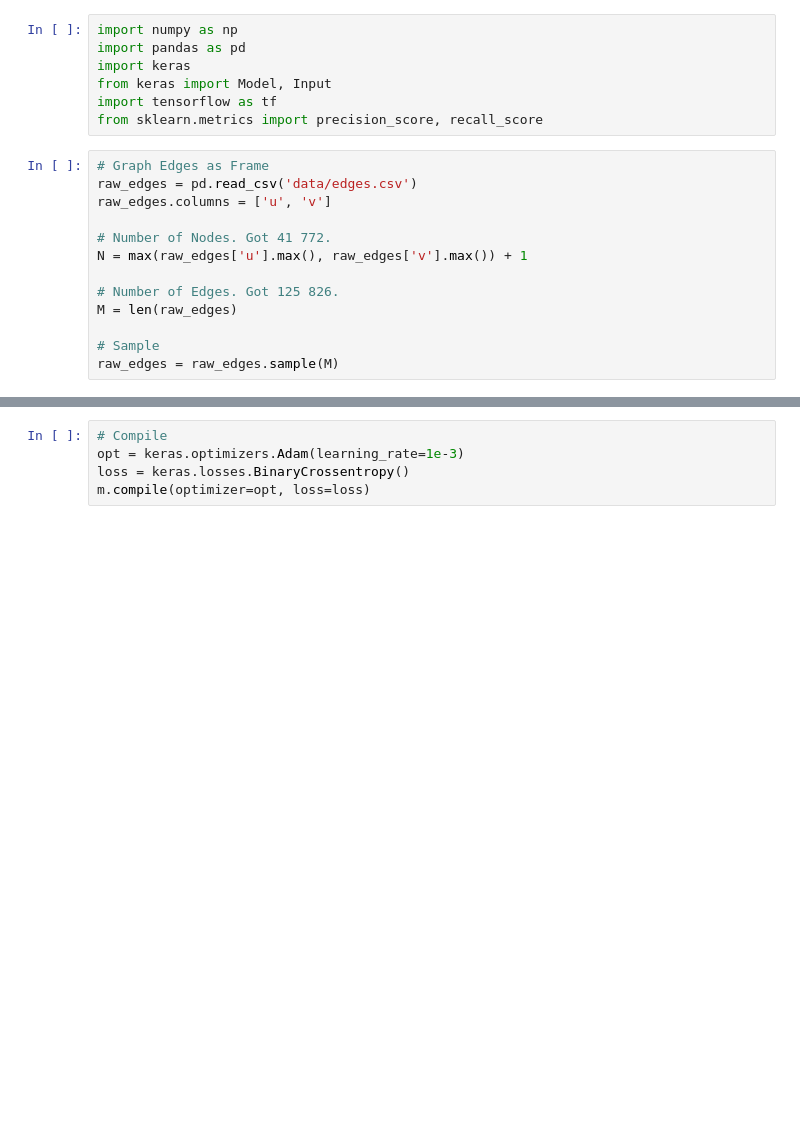
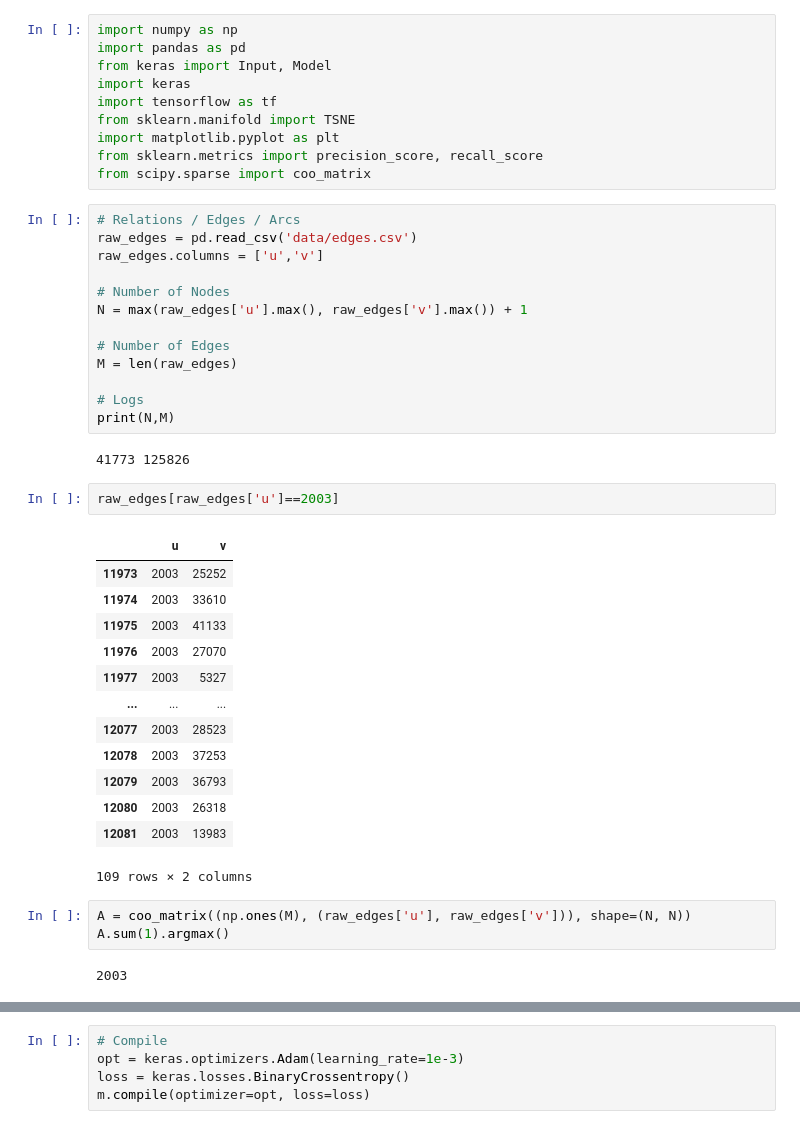
Before and after one commit to brobertie/esgftp9, a Jupyter notebook: main.ipynb, the cells around one changed output, grey strips where cells are left out. Drawn from its saved outputs; the diff is of its cells as text; blank space fills up the shorter version.

```diff
--- a/main.ipynb
+++ b/main.ipynb
@@ -1,21 +1,47 @@
 # %%
 import numpy as np
 import pandas as pd
+from keras import Input, Model
 import keras
-from keras import Model, Input
 import tensorflow as tf
+from sklearn.manifold import TSNE
+import matplotlib.pyplot as plt
 from sklearn.metrics import precision_score, recall_score
+from scipy.sparse import coo_matrix
 # %%
-# Graph Edges as Frame
+# Relations / Edges / Arcs
 raw_edges = pd.read_csv('data/edges.csv')
-raw_edges.columns = ['u', 'v']
+raw_edges.columns = ['u','v']
 
-# Number of Nodes. Got 41 772.
+# Number of Nodes
 N = max(raw_edges['u'].max(), raw_edges['v'].max()) + 1
 
-# Number of Edges. Got 125 826.
+# Number of Edges
 M = len(raw_edges)
 
-# Sample
-raw_edges = raw_edges.sample(M)
+# Logs
+print(N,M)
+# %% [output]
+41773 125826
+# %%
+raw_edges[raw_edges['u']==2003]
+# %% [output]
+|  | u | v |
+| 11973 | 2003 | 25252 |
+| 11974 | 2003 | 33610 |
+| 11975 | 2003 | 41133 |
+| 11976 | 2003 | 27070 |
+| 11977 | 2003 | 5327 |
+| ... | ... | ... |
+| 12077 | 2003 | 28523 |
+| 12078 | 2003 | 37253 |
+| 12079 | 2003 | 36793 |
+| 12080 | 2003 | 26318 |
+| 12081 | 2003 | 13983 |
+109 rows × 2 columns
+# %%
+A = coo_matrix((np.ones(M), (raw_edges['u'], raw_edges['v'])), shape=(N, N))
+A.sum(1).argmax()
+# %% [output]
+2003
 # %%
```
Also changed, not shown: parts of 15 cells of this notebook.
